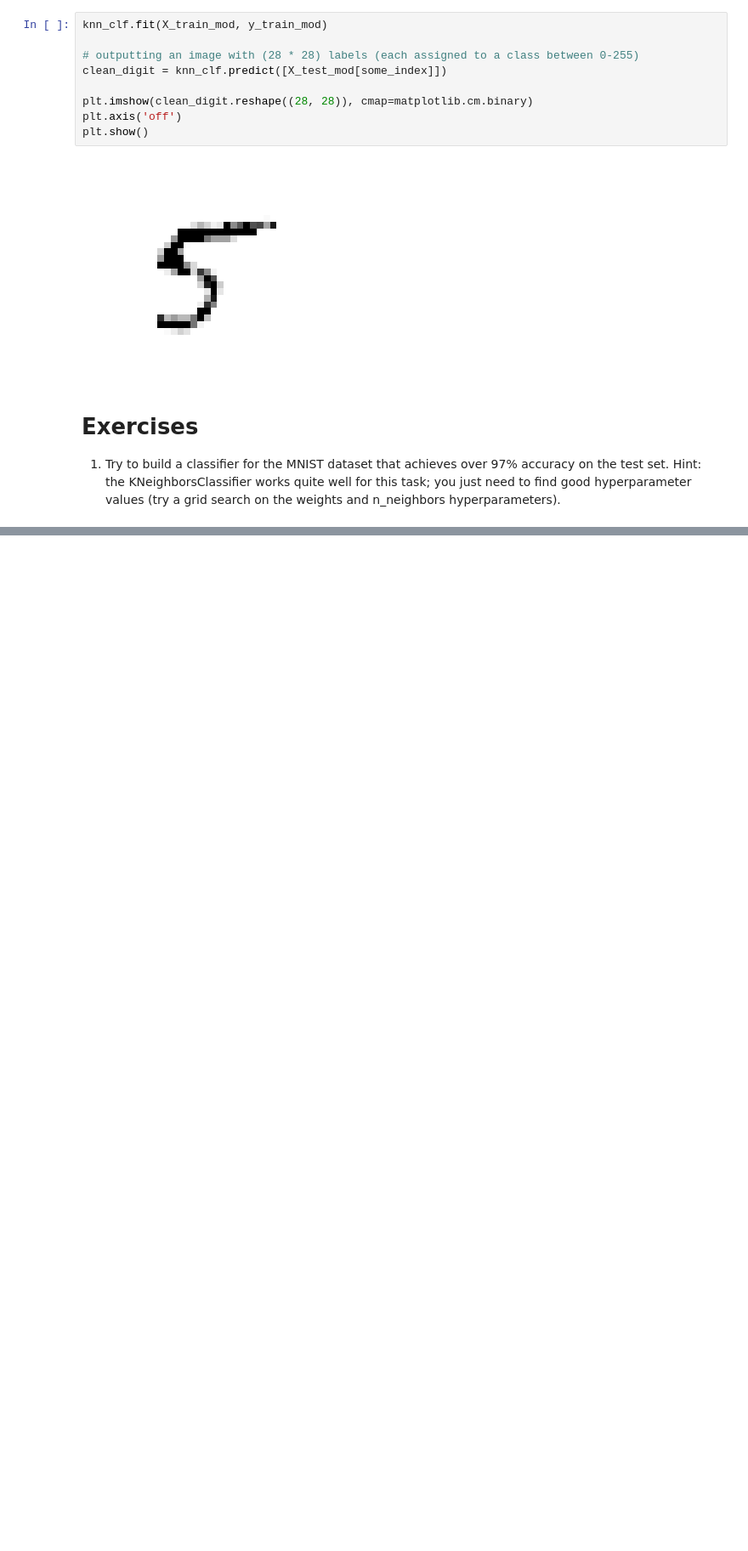
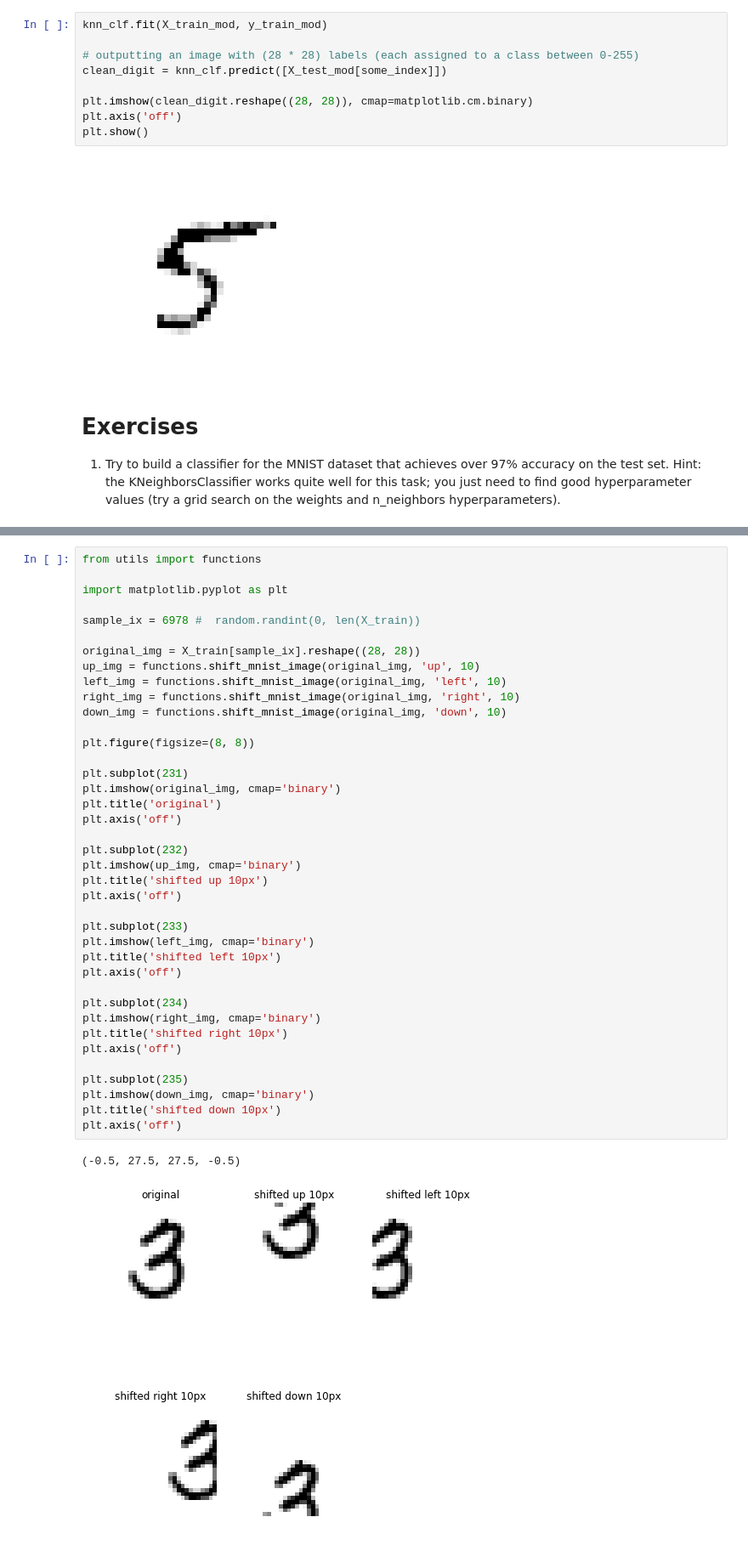
Before and after one commit to hankehly/handson-ml, a Jupyter notebook: Chapter 03 - Classification.ipynb, the cells around one changed output, grey strips where cells are left out. Shown at 85% size. Saved outputs shown, nothing was run; the diff lists cells and outputs as text; blank space fills up the shorter version.

Commit message:
Add training code for chapter 3 exercise 2

```diff
--- a/Chapter 03 - Classification.ipynb
+++ b/Chapter 03 - Classification.ipynb
@@ -794,0 +797,42 @@ knn_clf.best_params_
+# %%
+from utils import functions
+
+import matplotlib.pyplot as plt
+
+sample_ix = 6978 #  random.randint(0, len(X_train))
+
+original_img = X_train[sample_ix].reshape((28, 28))
+up_img = functions.shift_mnist_image(original_img, 'up', 10)
+left_img = functions.shift_mnist_image(original_img, 'left', 10)
+right_img = functions.shift_mnist_image(original_img, 'right', 10)
+down_img = functions.shift_mnist_image(original_img, 'down', 10)
+
+plt.figure(figsize=(8, 8))
+
+plt.subplot(231)
+plt.imshow(original_img, cmap='binary')
+plt.title('original')
+plt.axis('off')
+
+plt.subplot(232)
+plt.imshow(up_img, cmap='binary')
+plt.title('shifted up 10px')
+plt.axis('off')
+
+plt.subplot(233)
+plt.imshow(left_img, cmap='binary')
+plt.title('shifted left 10px')
+plt.axis('off')
+
+plt.subplot(234)
+plt.imshow(right_img, cmap='binary')
+plt.title('shifted right 10px')
+plt.axis('off')
+
+plt.subplot(235)
+plt.imshow(down_img, cmap='binary')
+plt.title('shifted down 10px')
+plt.axis('off')
+# %% [output]
+(-0.5, 27.5, 27.5, -0.5)
+[figure, added]
```
Also changed, not shown: parts of 9 cells of this notebook.
